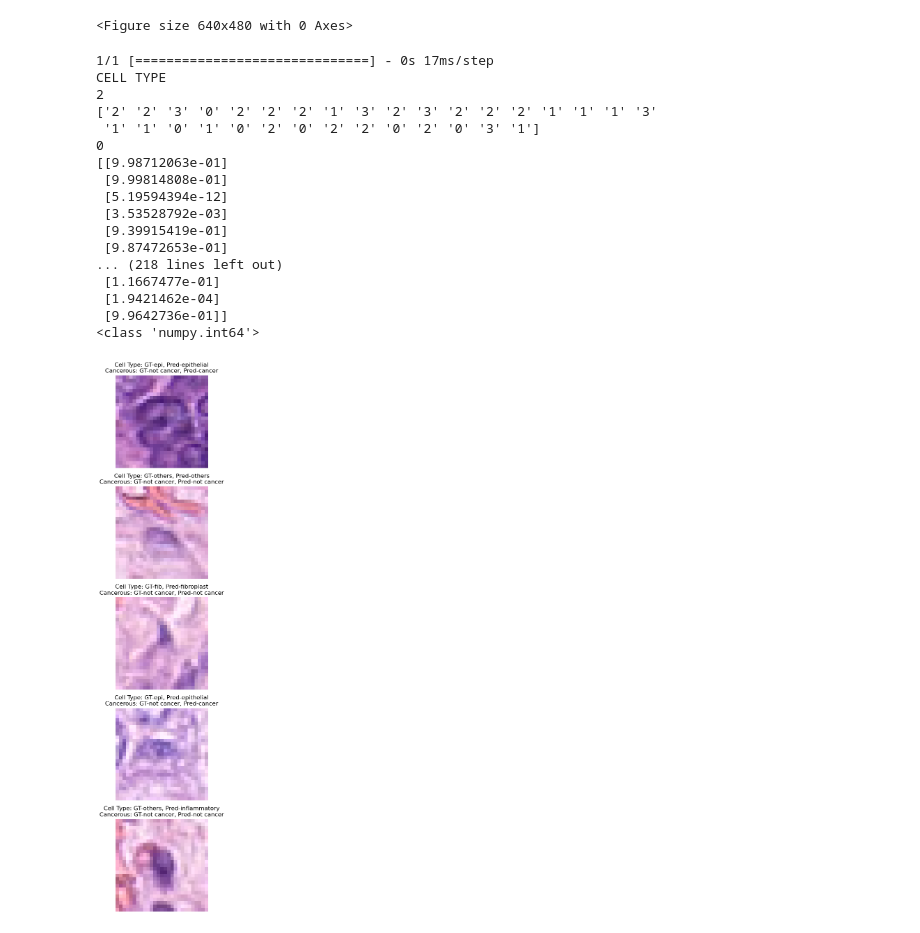
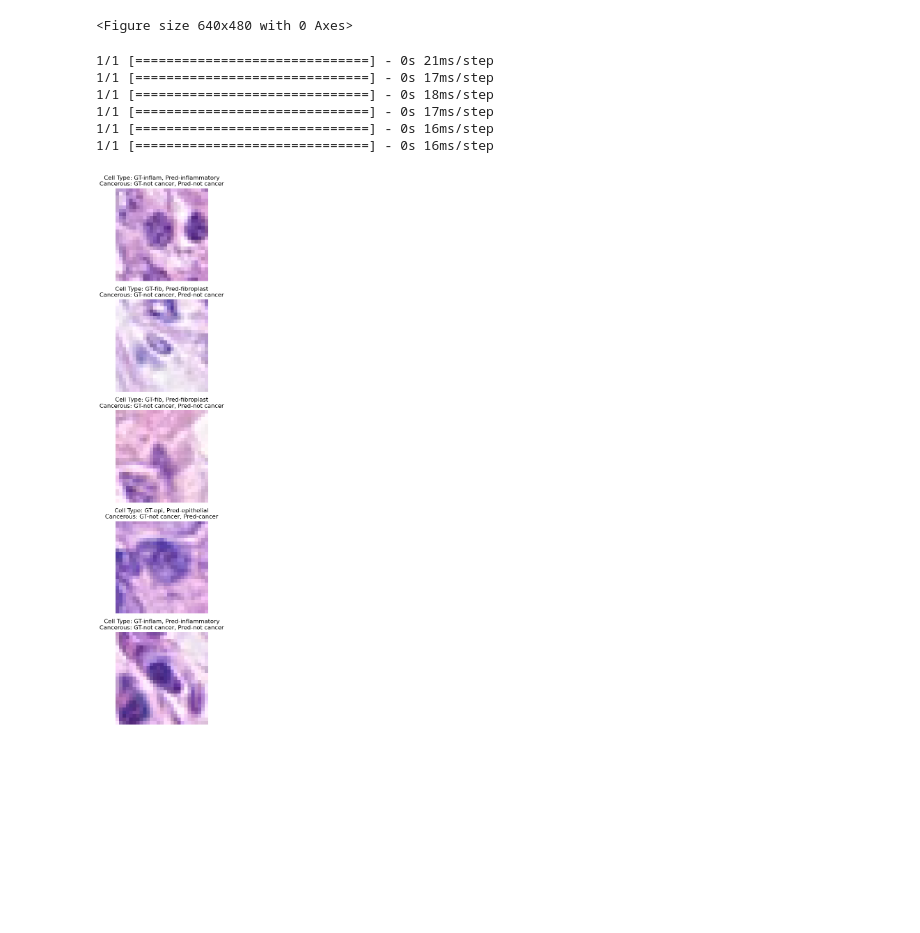
Before and after one commit to s3945693/Image_classification_data, a Jupyter notebook: ml2.ipynb, the cells around one changed output. Saved outputs shown, nothing was run; the diff lists cells and outputs as text; code cells hidden in the pictures; blank space fills up the shorter version.

```diff
--- a/ml2.ipynb
+++ b/ml2.ipynb
@@ -611,8 +611,7 @@ fig.show()
 <Figure size 640x480 with 0 Axes>
 # %%
 label_names = {'fibroplast' : 0, 'inflammatory' : 1, 'epithelial' : 2, 'others' : 3}
-lnAMAZING = ['fib', 'inflam', 'epi', 'others']
-lTry = {"0": 'fib', "1": 'inflam', "2": 'epi', "3": 'others'}
+lTry = {"0": 'fibroplast', "1": 'inflammatory', "2": 'epithelial', "3": 'others'}
 cncNames = {0: 'no cancer', 1: 'cancer'}
 def visualize_results(model, test_data, label_names, num_images=5):
 
@@ -627,54 +626,36 @@ def visualize_results(model, test_data, label_names, num_images=5):
         # Make predictions on the batch
         y_hat = model.predict(x)
         # Extract the cancerous GT value
         cancerous_gt = y[1][0][0]
         #print(y)
         # Plot the first image in the batch
-        print("CELL TYPE")
-        print(y[0][0])
-        print(y[0])
-        print(np.argmax(y[0][0]))
 
-
-        print(y_hat[1])
-        print(type(np.argmax(y_hat[0][0])))
         if i < num_images:
             plt.subplot(num_images, 1, i + 1)
             plt.imshow(x[0])
             OMG = 'not cancer'
             if y_hat[1][0][0] > 0.5:
                 OMG = 'cancer'
             if cancerous_gt == 1:
                 cancerous_gt = 'cancer'
             else:
                 cancerous_gt = 'not cancer'
 
             plt.title("Cell Type: GT-{}, Pred-{}\nCancerous: GT-{}, Pred-{}".format(
                 lTry[str(y[0][0])], label_names_inv[np.argmax(y_hat[0][0])],
                 cancerous_gt, OMG
             ))
             plt.axis('off')
         else:
             break
 
 
 visualize_results(model_VGG_2, test_generator, label_names)
 # %% [output]
+1/1 [==============================] - 0s 21ms/step
 1/1 [==============================] - 0s 17ms/step
-CELL TYPE
-2
-['2' '2' '3' '0' '2' '2' '2' '1' '3' '2' '3' '2' '2' '2' '1' '1' '1' '3'
- '1' '1' '0' '1' '0' '2' '0' '2' '2' '0' '2' '0' '3' '1']
-0
-[[9.98712063e-01]
- [9.99814808e-01]
- [5.19594394e-12]
- [3.53528792e-03]
- [9.39915419e-01]
- [9.87472653e-01]
-... (218 lines left out)
- [1.1667477e-01]
- [1.9421462e-04]
- [9.9642736e-01]]
-<class 'numpy.int64'>
+1/1 [==============================] - 0s 18ms/step
+1/1 [==============================] - 0s 17ms/step
+1/1 [==============================] - 0s 16ms/step
+1/1 [==============================] - 0s 16ms/step
-[figure, old version]
+[figure, new version]
```
